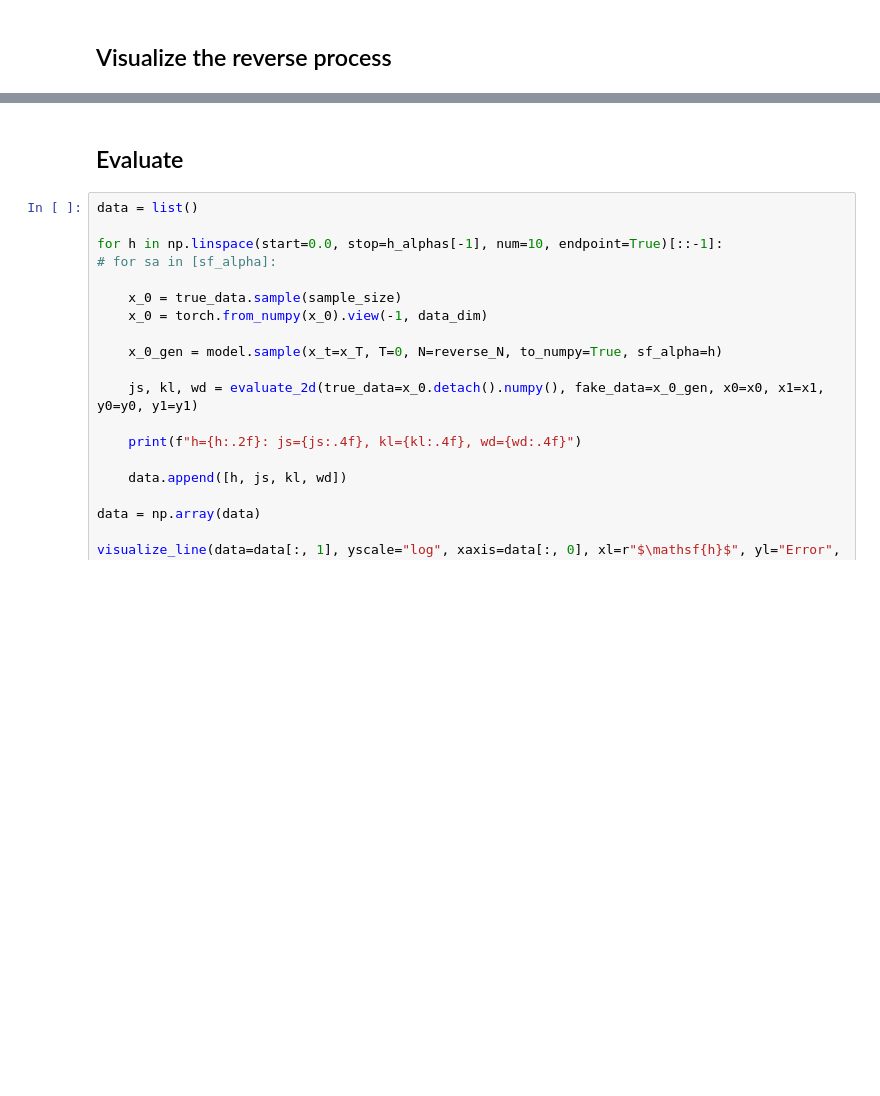
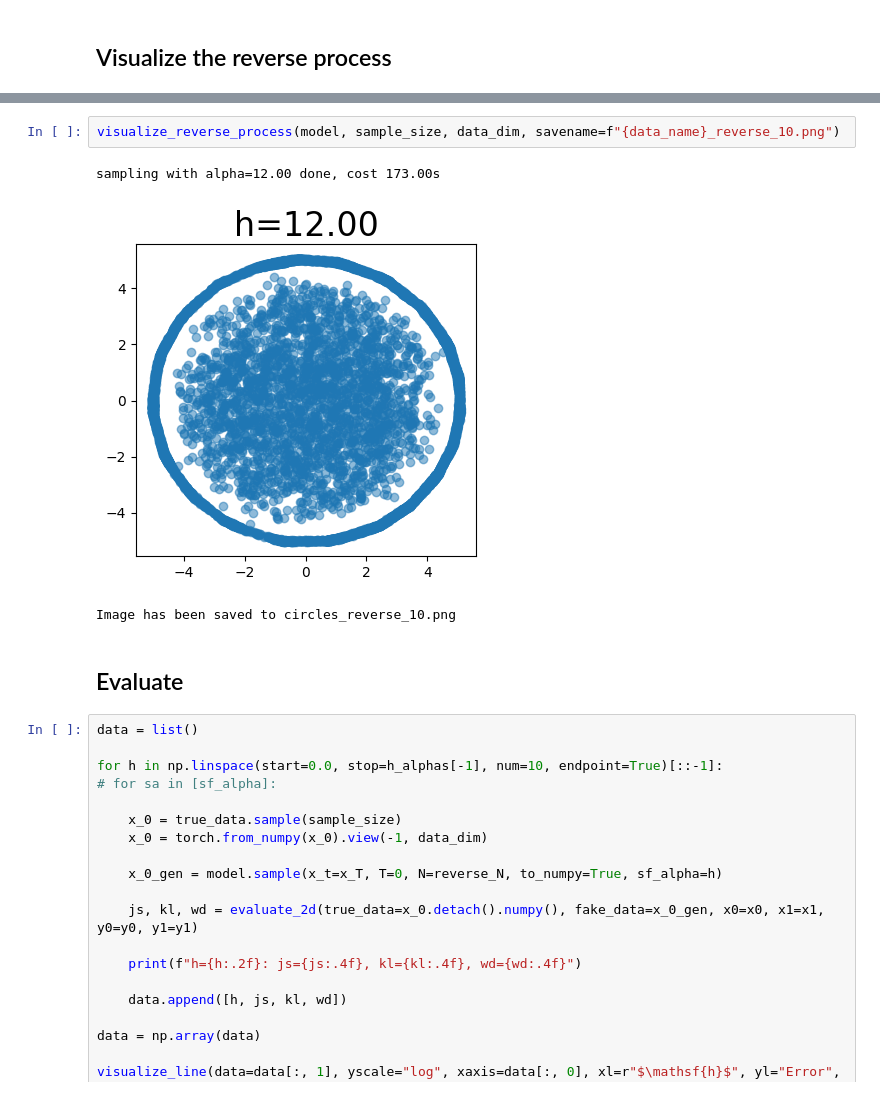
Before and after one commit to tnmtvv/OptimalDiffusion, a Jupyter notebook: Toy_examples/manifolds_diffusion.ipynb, the cells around one changed output, grey strips where cells are left out. Saved outputs shown, nothing was run; the diff lists cells and outputs as text; blank space fills up the shorter version.

```diff
--- a/Toy_examples/manifolds_diffusion.ipynb
+++ b/Toy_examples/manifolds_diffusion.ipynb
@@ -149,3 +166,9 @@ sampling with alpha=4.00 done, cost 136.00s
+# %%
+visualize_reverse_process(model, sample_size, data_dim, savename=f"{data_name}_reverse_10.png")
+# %% [output]
+sampling with alpha=12.00 done, cost 173.00s
+[figure, added]
+Image has been saved to circles_reverse_10.png
 # %% [markdown]
 ## Evaluate
 # %%
```
Also changed, not shown: parts of 7 cells of this notebook, 12 other files.
